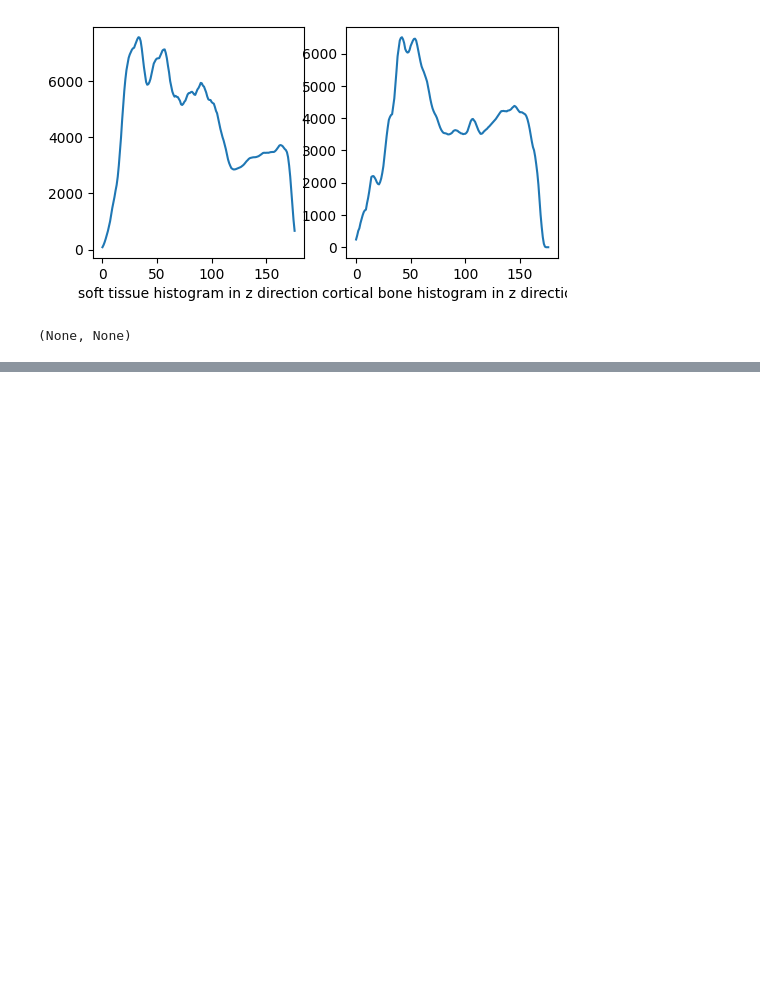
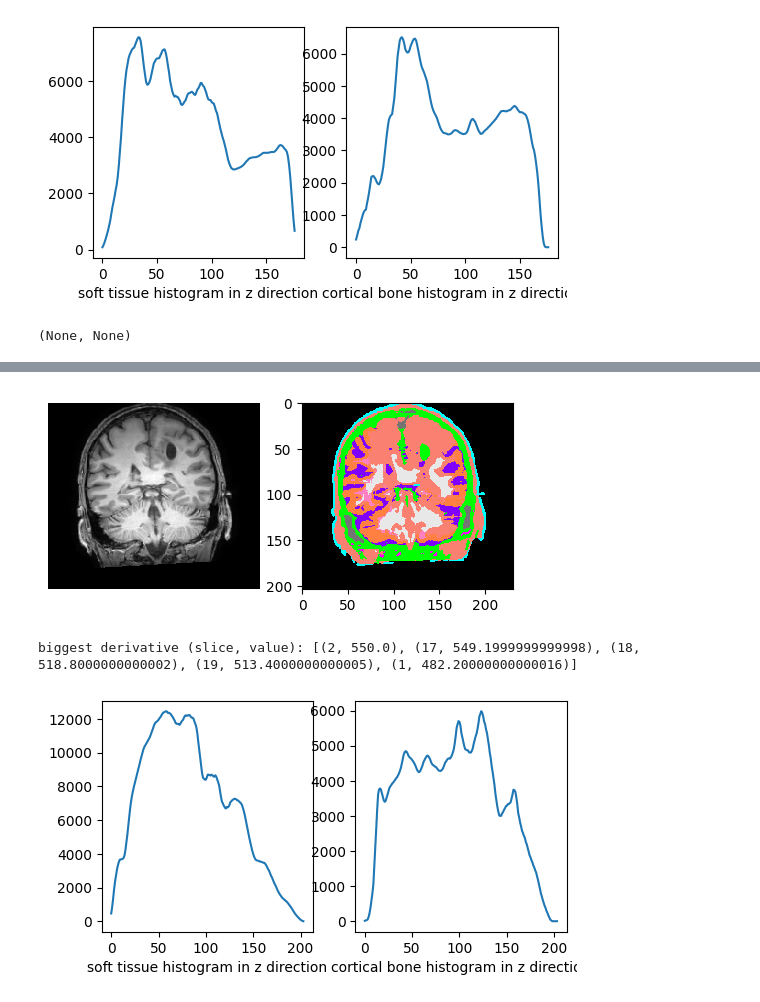
Before and after one commit to taenayat/mri_to_ct, a Jupyter notebook: NeckMaskAnalysis.ipynb, the cells around one changed output, grey strips where cells are left out. Cells and saved outputs as stored; diff of their text form; code cells hidden in the pictures; blank space fills up the shorter version.

```diff
--- a/NeckMaskAnalysis.ipynb
+++ b/NeckMaskAnalysis.ipynb
@@ -10,8 +10,8 @@ dataset_parent_dir = [os.path.join(DATA_PARENT_DIR, mri_path) for mri_path in it
 # %%
 parent_dir = dataset_parent_dir[0]
 mri_img = sitk.GetArrayFromImage(sitk.ReadImage(os.path.join(parent_dir,'mr.nii.gz')))
-# segment_img = sitk.GetArrayFromImage(sitk.ReadImage(os.path.join(parent_dir,'mr_segmented2.nii.gz')))
-segment_img = sitk.GetArrayFromImage(sitk.ReadImage('../Task1/mr_segmented.nii.gz'))
+segment_img = sitk.GetArrayFromImage(sitk.ReadImage(os.path.join(parent_dir,'mr_segmented2.nii.gz')))
+# segment_img = sitk.GetArrayFromImage(sitk.ReadImage('../Task1/mr_segmented.nii.gz'))
 # %%
 from matplotlib.colors import ListedColormap
 LIGHT_BLUE = '#00ffff'
@@ -37,6 +37,7 @@ def plot_mr_segment_sidebyside(image, segmented_image, slice_number=100):
     plt.figure(figsize=(6,3))
     plt.subplot(1,2,1)
     plt.imshow(image[:,-slice_number,:], cmap='gray', interpolation='none')
+    # plt.imshow(np.flipud(image[:,-slice_number,:]), cmap='gray', interpolation='none')
     plt.axis('off')
     plt.subplot(1,2,2)
     plt.imshow(segmented_image[:,slice_number,:], cmap='gray', interpolation='none')
@@ -54,8 +55,8 @@ def plot_mr_segment_sidebyside(image, segmented_image, slice_number=100):
     plt.show()
 
 
-def tissue_hist_plot(image):
-    tissue_labels = [9, 10, 11] # skin, fat, muscle
+def tissue_hist_plot(image, tissue_labels = [9, 10, 11]):
+    # tissue_labels = [9, 10, 11] # skin, fat, muscle
     cortical_bone_label = 8
     soft_tissue = []
     cortical_bone = []
@@ -79,6 +80,11 @@ def tissue_hist_plot(image):
     plt.plot(cortical_bone_smoothed)
     plt.xlabel('cortical bone histogram in z direction')
     plt.show()
+
+def do_everything(image_parent_directory, slice_number=100):
+    mri_img = sitk.GetArrayFromImage(sitk.ReadImage(os.path.join(image_parent_directory,'mr.nii.gz')))
+    segment_img = sitk.GetArrayFromImage(sitk.ReadImage(os.path.join(image_parent_directory,'mr_segmented2.nii.gz')))
+    plot_mr_segment_sidebyside(mri_img, segment_img, slice_number), tissue_hist_plot(segment_img)
 # %%
 plot_mr_segment_sidebyside(mri_img, segment_img), tissue_hist_plot(segment_img)
 # %% [output]
@@ -86,3 +92,6 @@ plot_mr_segment_sidebyside(mri_img, segment_img), tissue_hist_plot(segment_img)
 biggest derivative (slice, value): [(17, 606.0), (18, 536.0), (19, 517.2000000000007), (16, 503.59999999999945), (15, 485.40000000000055)]
 [figure]
 (None, None)
+# %%
+runned_images = dataset_parent_dir[:16]
+runned_images
@@ -88,0 +115,7 @@ biggest derivative (slice, value): [(17, 606.0), (18, 536.0), (19, 517.200000000
+# %%
+dir = runned_images[0]
+do_everything(dir)
+# %% [output]
+[figure, added]
+biggest derivative (slice, value): [(2, 550.0), (17, 549.1999999999998), (18, 518.8000000000002), (19, 513.4000000000005), (1, 482.20000000000016)]
+[figure, added]
```
Also changed, not shown: parts of 30 cells of this notebook.
